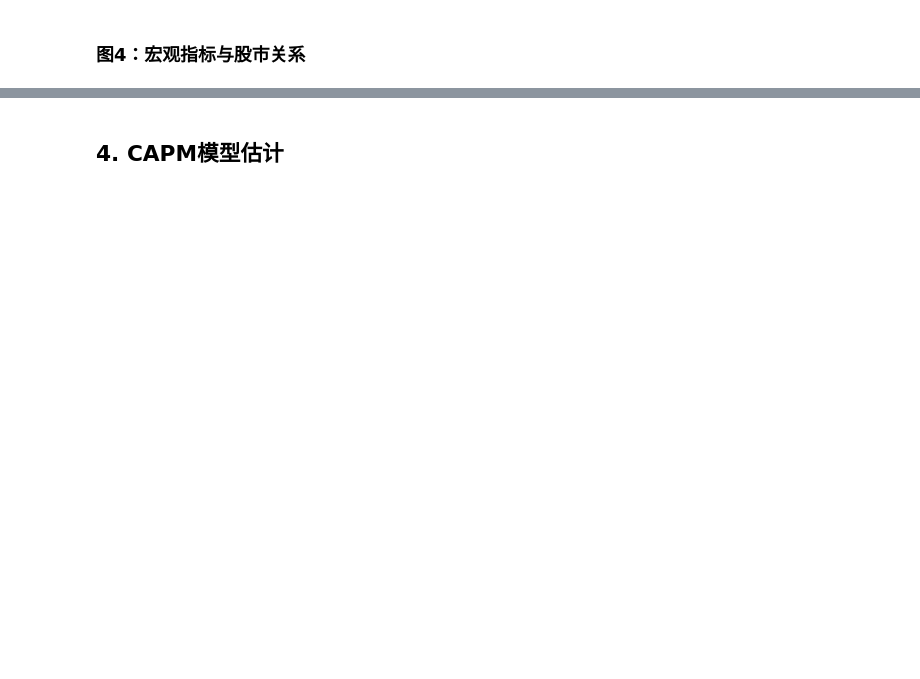
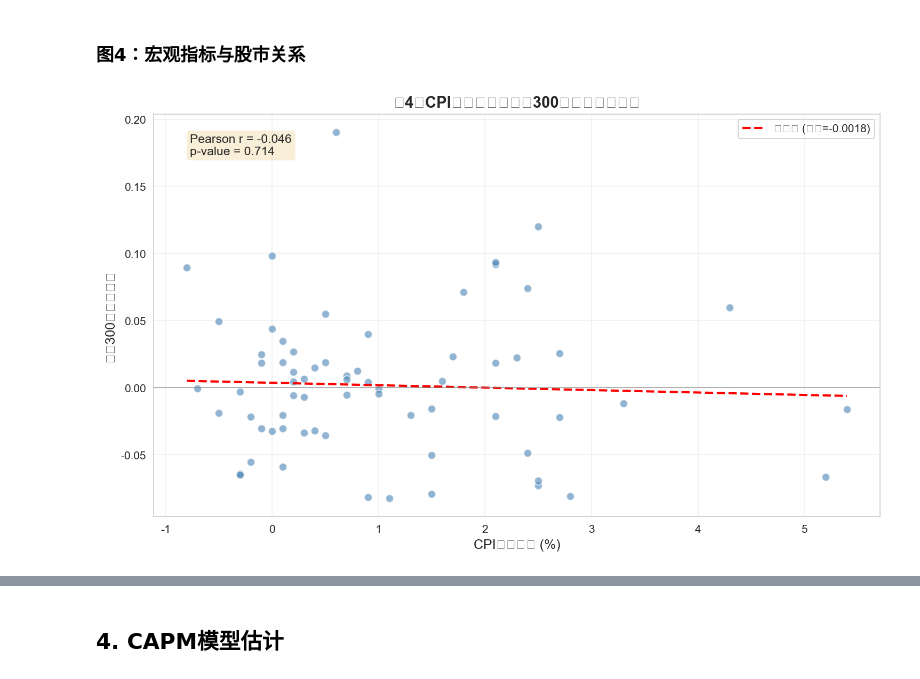
Before and after one commit to 1197325514-cyber/dshw-p02, a Jupyter notebook: 03_analysis.ipynb, the cells around one changed output, grey strips where cells are left out. Drawn from its saved outputs; the diff is of its cells as text; code cells hidden in the pictures; blank space fills up the shorter version.

```diff
--- a/03_analysis.ipynb
+++ b/03_analysis.ipynb
@@ -65,7 +108,8 @@ print("读取数据...")
 # 读取合并数据
 combined_path = os.path.join(combined_dir, "combined_data.csv")
 if os.path.exists(combined_path):
-    df = pd.read_csv(combined_path)
+    df = pd.read_csv(combined_path, dtype={'code': str})
+    df['code'] = df['code'].astype(str).str.zfill(6)
     df['date'] = pd.to_datetime(df['date'])
     print(f"合并数据: {len(df)} 行")
 else:
@@ -74,7 +118,8 @@ else:
 # 读取清洗后的股票数据
 stock_clean_path = os.path.join(clean_dir, "stock_clean.csv")
 if os.path.exists(stock_clean_path):
-    stock_df = pd.read_csv(stock_clean_path)
+    stock_df = pd.read_csv(stock_clean_path, dtype={'code': str})
+    stock_df['code'] = stock_df['code'].astype(str).str.zfill(6)
     stock_df['date'] = pd.to_datetime(stock_df['date'])
     print(f"股票清洗数据: {len(stock_df)} 行")
 
@@ -357,66 +501,76 @@ hs300_monthly['monthly_return'] = np.log(hs300_monthly['hs300_close'] / hs300_mo
 hs300_monthly['year_month'] = hs300_monthly['year_month'].astype(str)
 
 # 读取CPI数据
 cpi_path = os.path.join(data_dir, 'macro', 'macro_cpi.csv')
 if os.path.exists(cpi_path):
     cpi_df = pd.read_csv(cpi_path)
-    cpi_df.columns = ['year_month', 'cpi_yoy']
+
+    if {'date', 'cpi_yoy'}.issubset(set(cpi_df.columns)):
+        cpi_df = cpi_df[['date', 'cpi_yoy']].rename(columns={'date': 'year_month'})
+    else:
+        cpi_df = cpi_df.iloc[:, :2].copy()
+        cpi_df.columns = ['year_month', 'cpi_yoy']
+
+    cpi_df['year_month'] = pd.to_datetime(cpi_df['year_month'], errors='coerce').dt.strftime('%Y-%m')
+    cpi_df['cpi_yoy'] = pd.to_numeric(cpi_df['cpi_yoy'], errors='coerce')
 
     # 合并数据
     merged = hs300_monthly.merge(cpi_df, on='year_month', how='inner')
-    merged = merged.dropna()
+    merged = merged.dropna(subset=['cpi_yoy', 'monthly_return'])
 
-    # 计算相关系数
-    corr, pvalue = stats.pearsonr(merged['cpi_yoy'], merged['monthly_return'])
+    if len(merged) >= 2:
+        # 计算相关系数
+        corr, pvalue = stats.pearsonr(merged['cpi_yoy'], merged['monthly_return'])
 
-    # 绘制散点图
-    fig, ax = plt.subplots(figsize=(10, 6))
+        # 绘制散点图
+        fig, ax = plt.subplots(figsize=(10, 6))
 
-    ax.scatter(merged['cpi_yoy'], merged['monthly_return'],
-               alpha=0.6, color='steelblue', s=50, edgecolor='white')
+        ax.scatter(merged['cpi_yoy'], merged['monthly_return'],
+                   alpha=0.6, color='steelblue', s=50, edgecolor='white')
 
-    # 添加拟合线
-    slope, intercept, r_value, p_value, std_err = stats.linregress(
-        merged['cpi_yoy'], merged['monthly_return']
-    )
-    x_line = np.linspace(merged['cpi_yoy'].min(), merged['cpi_yoy'].max(), 100)
-    y_line = slope * x_line + intercept
-    ax.plot(x_line, y_line, 'r--', linewidth=2, label=f'拟合线 (斜率={slope:.4f})')
+        # 添加拟合线
+        slope, intercept, r_value, p_value, std_err = stats.linregress(
+            merged['cpi_yoy'], merged['monthly_return']
+        )
+        x_line = np.linspace(merged['cpi_yoy'].min(), merged['cpi_yoy'].max(), 100)
+        y_line = slope * x_line + intercept
+        ax.plot(x_line, y_line, 'r--', linewidth=2, label=f'拟合线 (斜率={slope:.4f})')
 
-    ax.set_xlabel('CPI同比增速 (%)', fontsize=12)
-    ax.set_ylabel('沪深300月度收益率', fontsize=12)
-    ax.set_title('图4：CPI同比增速与沪深300月度收益率关系', fontsize=14, fontweight='bold')
+        ax.set_xlabel('CPI同比增速 (%)', fontsize=12)
+        ax.set_ylabel('沪深300月度收益率', fontsize=12)
+        ax.set_title('图4：CPI同比增速与沪深300月度收益率关系', fontsize=14, fontweight='bold')
 
-    # 添加相关系数标注
-    ax.text(0.05, 0.95, f'Pearson r = {corr:.3f}\np-value = {pvalue:.3f}',
-            transform=ax.transAxes, fontsize=11, verticalalignment='top',
-            bbox=dict(boxstyle='round', facecolor='wheat', alpha=0.5))
+        ax.text(0.05, 0.95, f'Pearson r = {corr:.3f}\np-value = {pvalue:.3f}',
+                transform=ax.transAxes, fontsize=11, verticalalignment='top',
+                bbox=dict(boxstyle='round', facecolor='wheat', alpha=0.5))
 
-    ax.axhline(y=0, color='gray', linestyle='-', linewidth=0.5)
-    ax.legend()
-    ax.grid(True, alpha=0.3)
+        ax.axhline(y=0, color='gray', linestyle='-', linewidth=0.5)
+        ax.legend()
+        ax.grid(True, alpha=0.3)
 
-    plt.tight_layout()
-    plt.savefig(os.path.join(output_dir, 'fig4_cpi_stock_relation.png'), dpi=150, bbox_inches='tight')
-    plt.show()
+        plt.tight_layout()
+        plt.savefig(os.path.join(output_dir, 'fig4_cpi_stock_relation.png'), dpi=150, bbox_inches='tight')
+        plt.show()
 
-    print("\n图4解读：")
-    print("-" * 60)
-    print(f"""
+        print("\n图4解读：")
+        print("-" * 60)
+        print(f"""
 1. 相关系数分析：
    - CPI与沪深300月度收益率的相关系数为 {corr:.3f}
    - p值为 {pvalue:.3f}，统计显著性取决于阈值
 
 2. 经济含义解读：
    - CPI反映通货膨胀水平，影响央行货币政策
    - 高通胀可能导致紧缩政策，对股市形成压力
    - 低通胀环境通常更有利于股市表现
 
-3. 关系方向：
-   - 相关系数表明CPI与股市收益率的关系方向
-   - 这对投资决策和资产配置有参考价值
-
-4. 局限性：
+3. 局限性：
    - 相关性不等于因果关系
    - 股市受多种因素影响，单一指标解释力有限
 """)
+    else:
+        print(f"图4跳过：CPI与月度收益率有效重叠样本不足（n={len(merged)}）")
+else:
+    print("未找到CPI数据文件，跳过图4")
+# %% [output]
+[figure, added]
```
Also changed, not shown: parts of 19 cells of this notebook, 38 other files.
